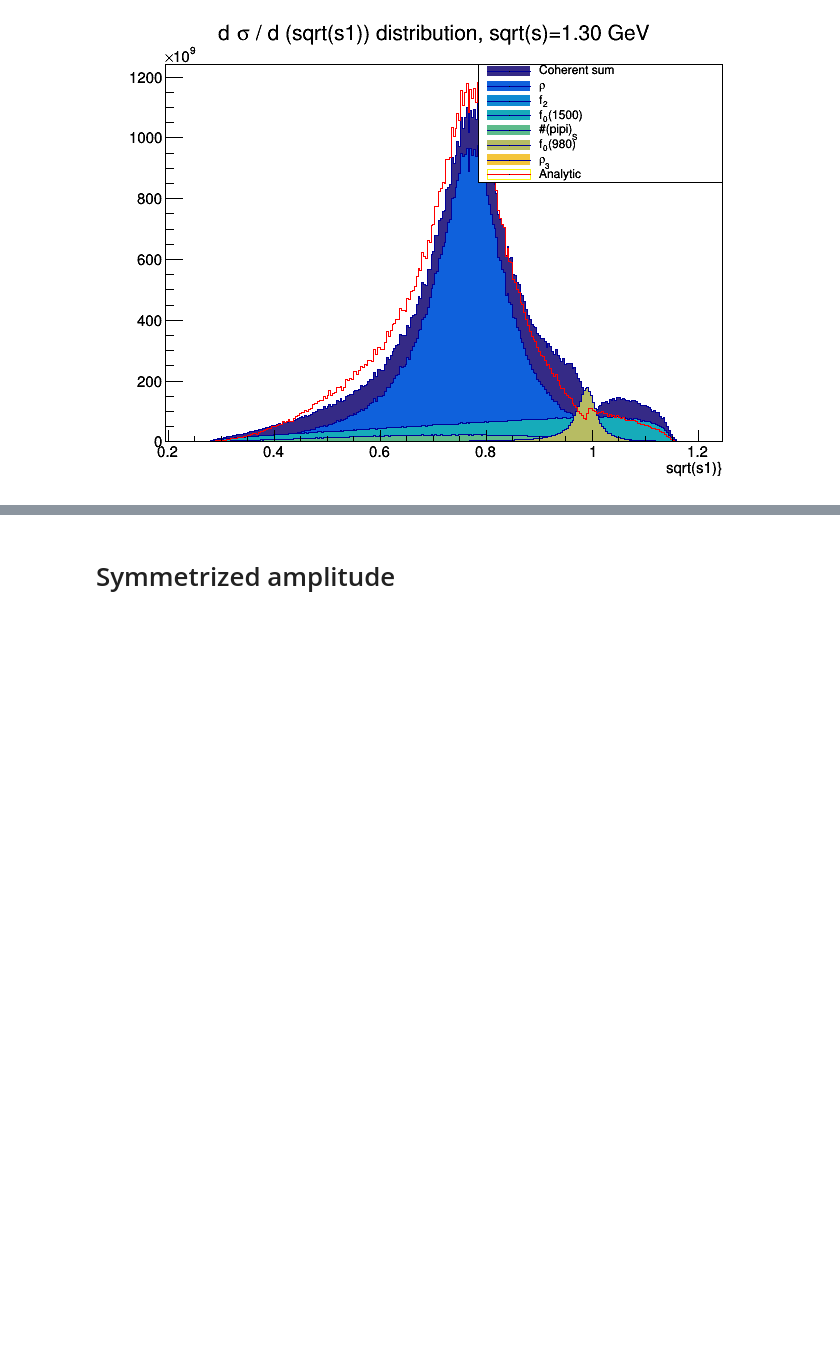
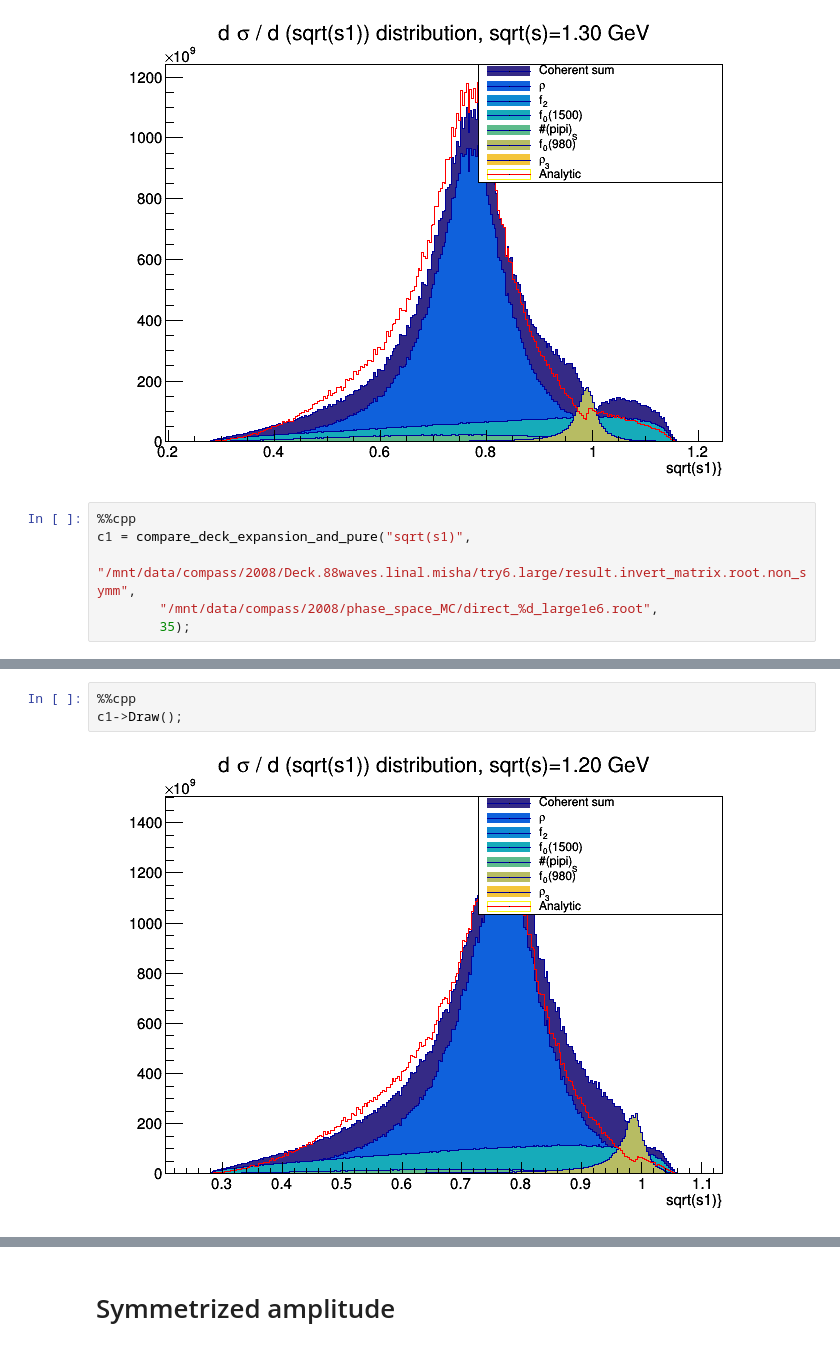
Before and after one commit to mmikhasenko/wavefitter, a Jupyter notebook: notebooks/plot_decomposition_vs_pure_deck.ipynb, the cells around one changed output, grey strips where cells are left out. Drawn from its saved outputs; the diff is of its cells as text; blank space fills up the shorter version.

```diff
--- a/notebooks/plot_decomposition_vs_pure_deck.ipynb
+++ b/notebooks/plot_decomposition_vs_pure_deck.ipynb
@@ -54,3 +55,9 @@ Warning in <TCanvas::Constructor>: Deleting canvas with same name: c1
 c1->Draw();
 # %% [output]
 [figure]
+# %%
+%%cpp
+c1 = compare_deck_expansion_and_pure("sqrt(s1)",
+        "/mnt/data/compass/2008/Deck.88waves.linal.misha/try6.large/result.invert_matrix.root.non_symm",
+        "/mnt/data/compass/2008/phase_space_MC/direct_%d_large1e6.root",
+        35);
@@ -56,0 +66,5 @@ c1->Draw();
+# %%
+%%cpp
+c1->Draw();
+# %% [output]
+[figure, added]
```
Also changed, not shown: parts of 10 cells of this notebook, 5 other files.
